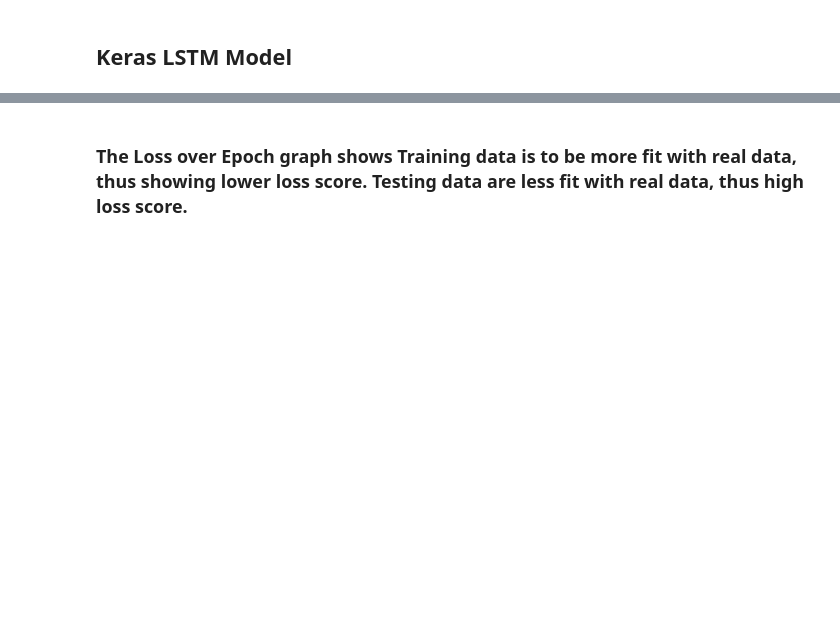
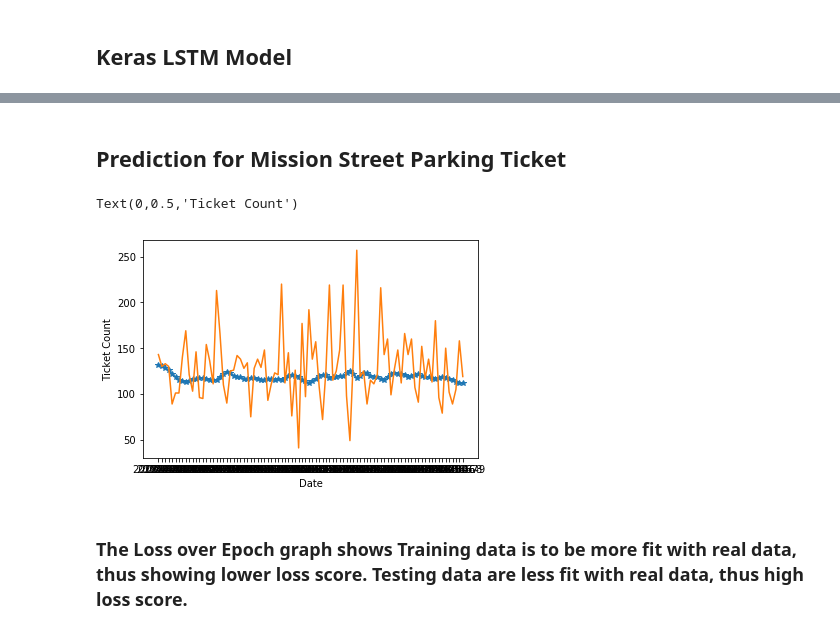
Before and after one commit to Angellei/Parking_Ticker, a Jupyter notebook: Keras_Baseline_Prophet_Model.ipynb, the cells around one changed output, grey strips where cells are left out. Cells and saved outputs as stored; diff of their text form; code cells hidden in the pictures; blank space fills up the shorter version.

```diff
--- a/Keras_Baseline_Prophet_Model.ipynb
+++ b/Keras_Baseline_Prophet_Model.ipynb
@@ -288,3 +369,17 @@ RMSE for LSTM 1198.64
+# %% [markdown]
+## Prediction for Mission Street Parking Ticket
+# %%
+# print(len(predict2))
+# #print(len(Mission_street))
+# Mission = Mission_street[640:]
+# Mission.size
+plt.plot(predict2[:90], '-*')
+plt.plot(Mission[:90])
+plt.xlabel('Date')
+plt.ylabel('Ticket Count')
+# %% [output]
+Text(0,0.5,'Ticket Count')
+[figure, added]
 # %% [markdown]
 ### The Loss over Epoch graph shows Training data is to be more fit with real data, thus showing lower loss score. Testing data are less fit with real data, thus high loss score.
 # %% [markdown]
```
Also changed, not shown: parts of 26 cells of this notebook.
